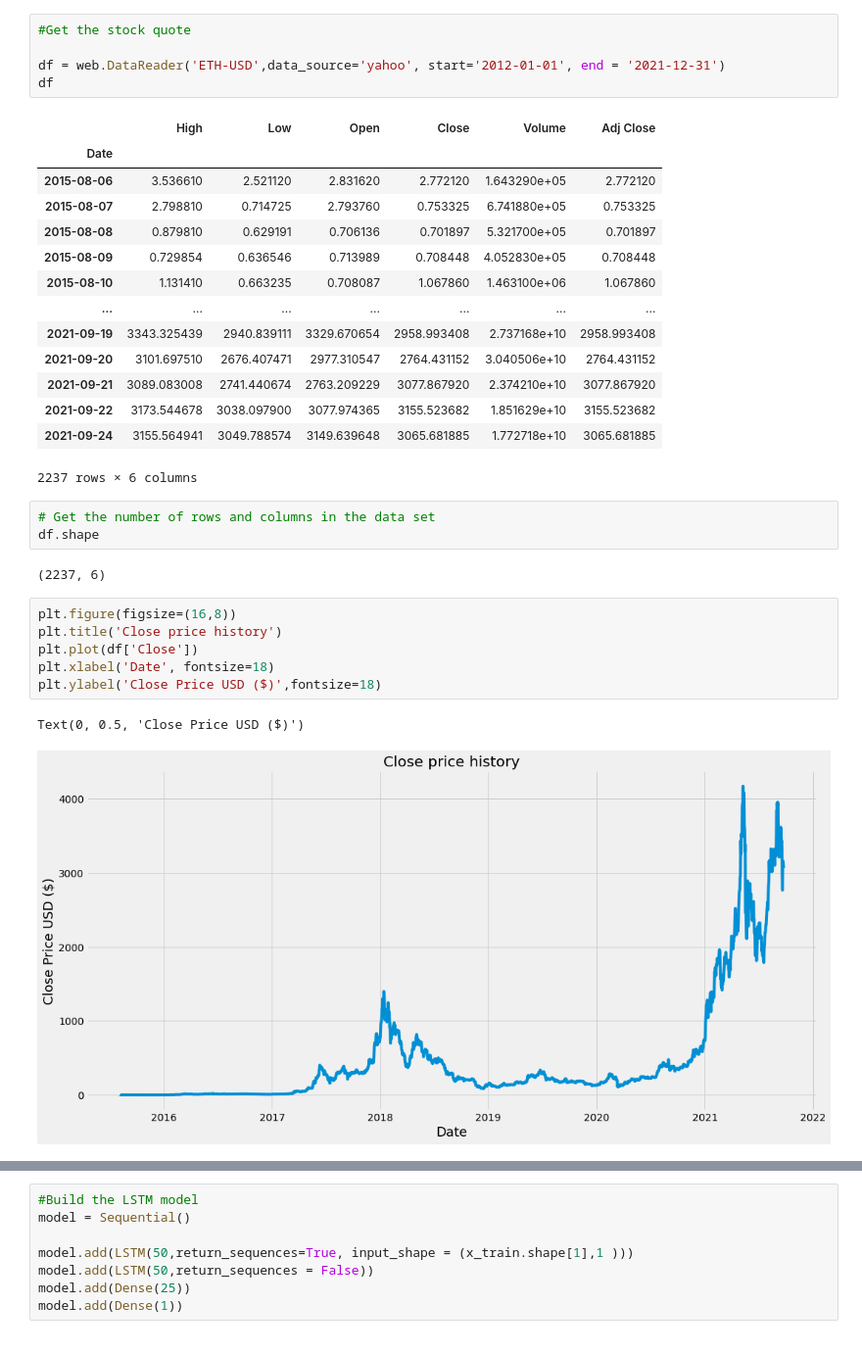
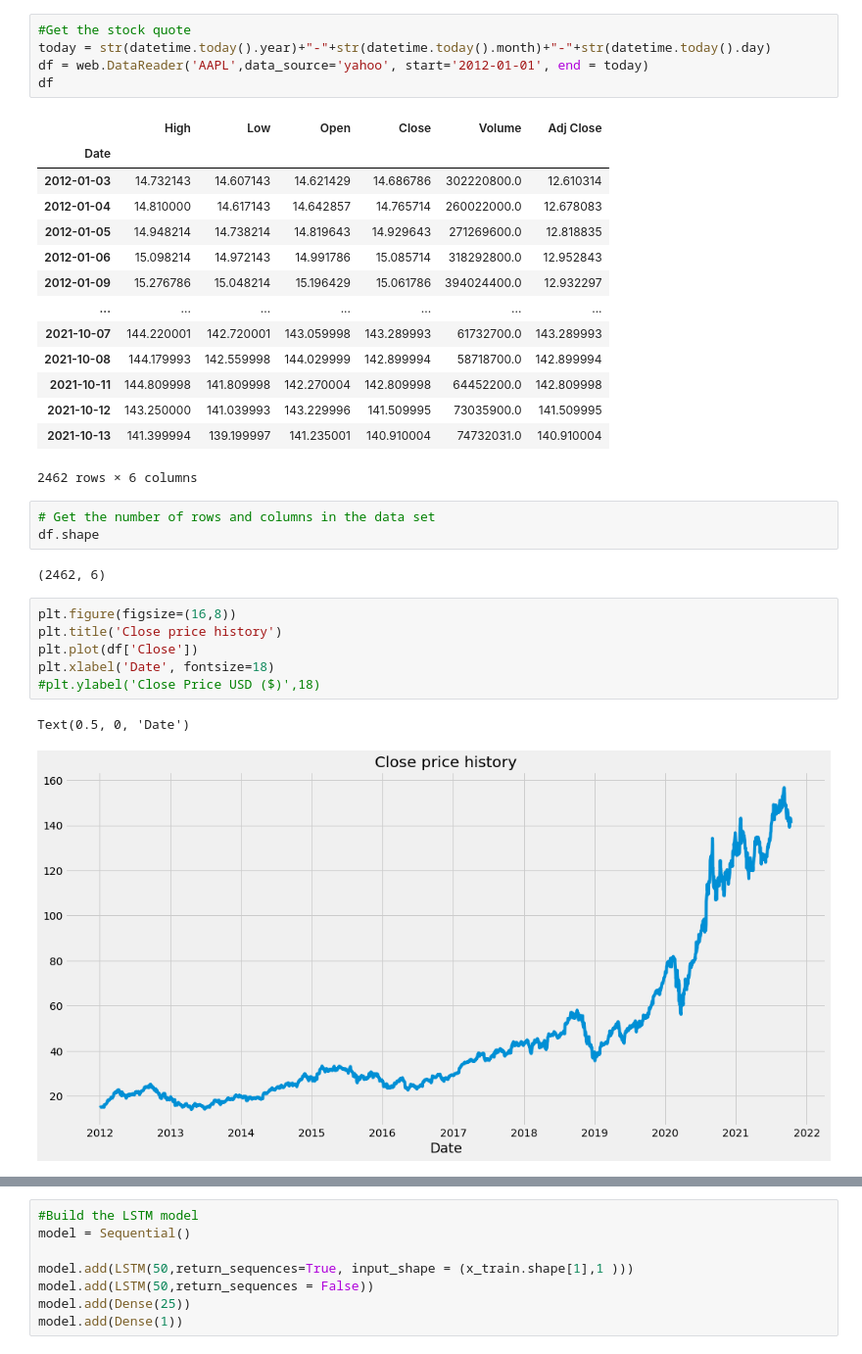
Before and after one commit to jdmejiav/invest-AI, a Jupyter notebook: predict_stock_machine_learning.ipynb, the cells around one changed output, grey strips where cells are left out. Shown: that part at 98% size. Drawn from its saved outputs; the diff is of its cells as text.

```diff
--- a/predict_stock_machine_learning.ipynb
+++ b/predict_stock_machine_learning.ipynb
@@ -12,38 +12,38 @@ import matplotlib.pyplot as plt
 plt.style.use ('fivethirtyeight')
 # %%
 #Get the stock quote
-
-df = web.DataReader('ETH-USD',data_source='yahoo', start='2012-01-01', end = '2021-12-31')
+today = str(datetime.today().year)+"-"+str(datetime.today().month)+"-"+str(datetime.today().day)
+df = web.DataReader('AAPL',data_source='yahoo', start='2012-01-01', end = today)
 df
 # %% [output]
 |  | High | Low | Open | Close | Volume | Adj Close |
 | Date |  |  |  |  |  |  |
-| 2015-08-06 | 3.536610 | 2.521120 | 2.831620 | 2.772120 | 1.643290e+05 | 2.772120 |
-| 2015-08-07 | 2.798810 | 0.714725 | 2.793760 | 0.753325 | 6.741880e+05 | 0.753325 |
-| 2015-08-08 | 0.879810 | 0.629191 | 0.706136 | 0.701897 | 5.321700e+05 | 0.701897 |
-| 2015-08-09 | 0.729854 | 0.636546 | 0.713989 | 0.708448 | 4.052830e+05 | 0.708448 |
-| 2015-08-10 | 1.131410 | 0.663235 | 0.708087 | 1.067860 | 1.463100e+06 | 1.067860 |
+| 2012-01-03 | 14.732143 | 14.607143 | 14.621429 | 14.686786 | 302220800.0 | 12.610314 |
+| 2012-01-04 | 14.810000 | 14.617143 | 14.642857 | 14.765714 | 260022000.0 | 12.678083 |
+| 2012-01-05 | 14.948214 | 14.738214 | 14.819643 | 14.929643 | 271269600.0 | 12.818835 |
+| 2012-01-06 | 15.098214 | 14.972143 | 14.991786 | 15.085714 | 318292800.0 | 12.952843 |
+| 2012-01-09 | 15.276786 | 15.048214 | 15.196429 | 15.061786 | 394024400.0 | 12.932297 |
 | ... | ... | ... | ... | ... | ... | ... |
-| 2021-09-19 | 3343.325439 | 2940.839111 | 3329.670654 | 2958.993408 | 2.737168e+10 | 2958.993408 |
-| 2021-09-20 | 3101.697510 | 2676.407471 | 2977.310547 | 2764.431152 | 3.040506e+10 | 2764.431152 |
-| 2021-09-21 | 3089.083008 | 2741.440674 | 2763.209229 | 3077.867920 | 2.374210e+10 | 3077.867920 |
-| 2021-09-22 | 3173.544678 | 3038.097900 | 3077.974365 | 3155.523682 | 1.851629e+10 | 3155.523682 |
-| 2021-09-24 | 3155.564941 | 3049.788574 | 3149.639648 | 3065.681885 | 1.772718e+10 | 3065.681885 |
+| 2021-10-07 | 144.220001 | 142.720001 | 143.059998 | 143.289993 | 61732700.0 | 143.289993 |
+| 2021-10-08 | 144.179993 | 142.559998 | 144.029999 | 142.899994 | 58718700.0 | 142.899994 |
+| 2021-10-11 | 144.809998 | 141.809998 | 142.270004 | 142.809998 | 64452200.0 | 142.809998 |
+| 2021-10-12 | 143.250000 | 141.039993 | 143.229996 | 141.509995 | 73035900.0 | 141.509995 |
+| 2021-10-13 | 141.399994 | 139.199997 | 141.235001 | 140.910004 | 74732031.0 | 140.910004 |
-2237 rows × 6 columns
+2462 rows × 6 columns
 # %%
 # Get the number of rows and columns in the data set
 df.shape
 # %% [output]
-(2237, 6)
+(2462, 6)
 # %%
 plt.figure(figsize=(16,8))
 plt.title('Close price history')
 plt.plot(df['Close'])
 plt.xlabel('Date', fontsize=18)
-plt.ylabel('Close Price USD ($)',fontsize=18)
+#plt.ylabel('Close Price USD ($)',18)
 # %% [output]
-Text(0, 0.5, 'Close Price USD ($)')
+Text(0.5, 0, 'Date')
-[figure, old version]
+[figure, new version]
 # %%
 # Create a new dataframe with only the Close column
 
```
Also changed, not shown: parts of 14 cells of this notebook, 4 other files.
